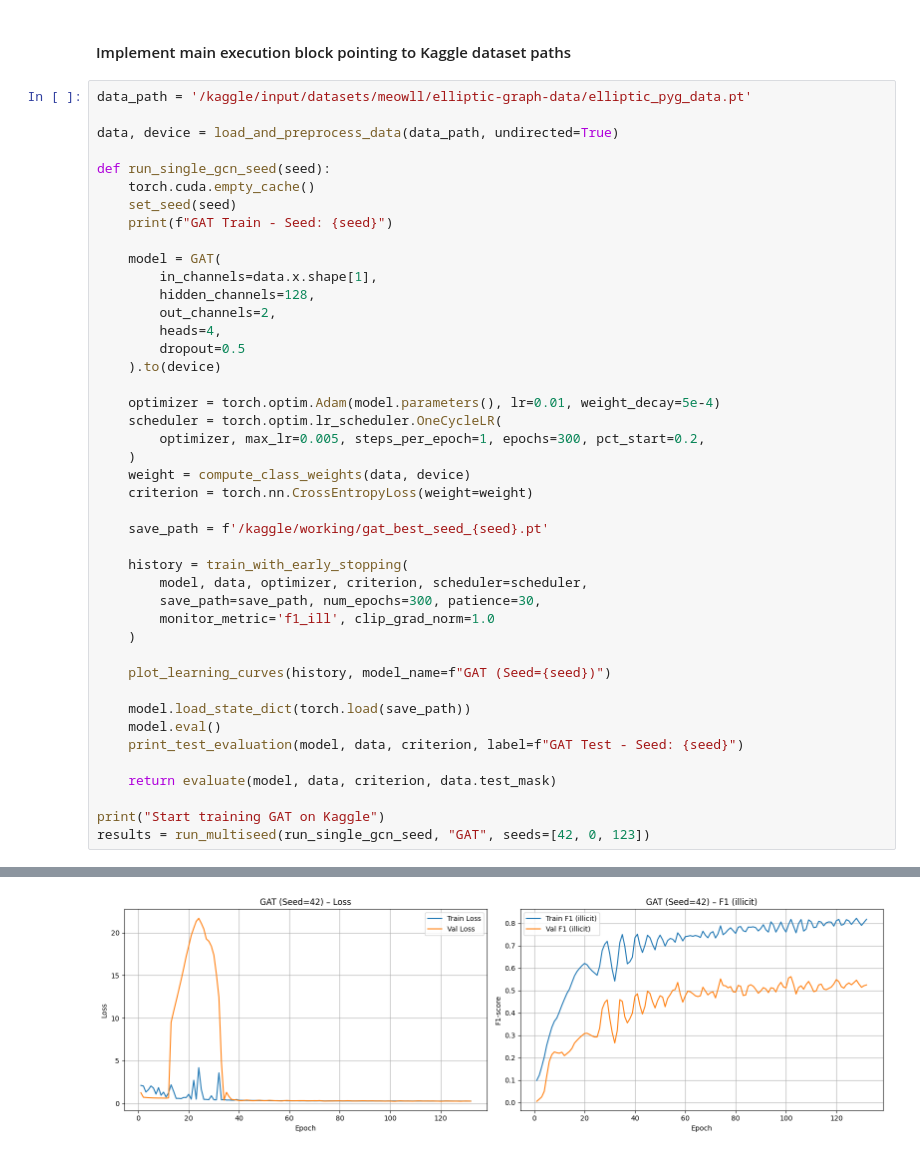
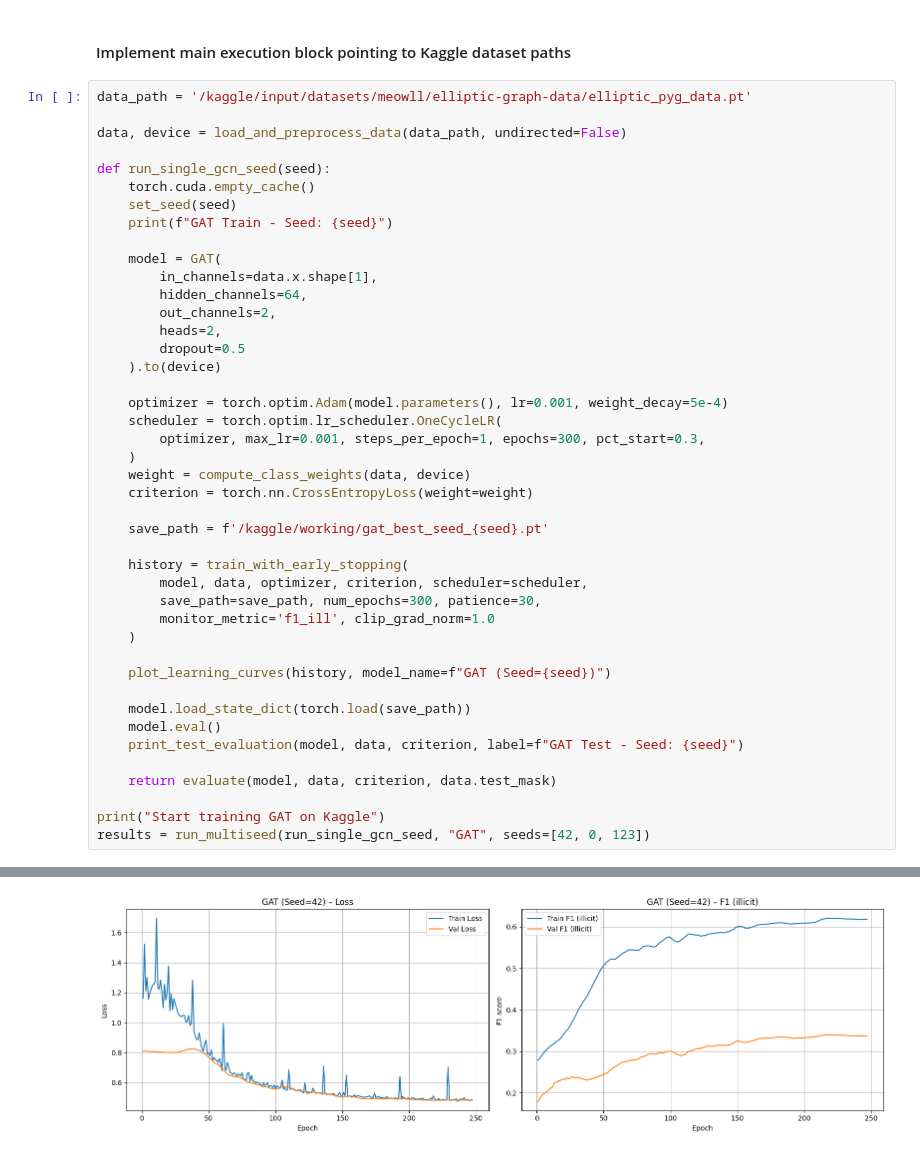
Before and after one commit to DuongXD-27/transaction-network-analysis, a Jupyter notebook: notebooks/graph-attention-network.ipynb, the cells around one changed output, grey strips where cells are left out. Cells and saved outputs as stored; diff of their text form.

```diff
--- a/notebooks/graph-attention-network.ipynb
+++ b/notebooks/graph-attention-network.ipynb
@@ -216,7 +216,7 @@ def print_test_evaluation(model, data, criterion, label: str = "Test") -> None:
 # %%
 data_path = '/kaggle/input/datasets/meowll/elliptic-graph-data/elliptic_pyg_data.pt'
 
-data, device = load_and_preprocess_data(data_path, undirected=True)
+data, device = load_and_preprocess_data(data_path, undirected=False)
 
 def run_single_gcn_seed(seed):
     torch.cuda.empty_cache()
@@ -225,15 +225,15 @@ def run_single_gcn_seed(seed):
 
     model = GAT(
         in_channels=data.x.shape[1],
-        hidden_channels=128,
+        hidden_channels=64,
         out_channels=2,
-        heads=4,
+        heads=2,
         dropout=0.5
     ).to(device)
 
-    optimizer = torch.optim.Adam(model.parameters(), lr=0.01, weight_decay=5e-4)
+    optimizer = torch.optim.Adam(model.parameters(), lr=0.001, weight_decay=5e-4)
     scheduler = torch.optim.lr_scheduler.OneCycleLR(
-        optimizer, max_lr=0.005, steps_per_epoch=1, epochs=300, pct_start=0.2,
+        optimizer, max_lr=0.001, steps_per_epoch=1, epochs=300, pct_start=0.3,
     )
     weight = compute_class_weights(data, device)
     criterion = torch.nn.CrossEntropyLoss(weight=weight)
@@ -277,2 +277,2 @@ Early stopping at epoch 132 (Best epoch: 102)
-[figure, old version]
+[figure, new version]
 GAT Test - Seed: 42
```
Also changed, not shown: parts of 1 cell of this notebook.
